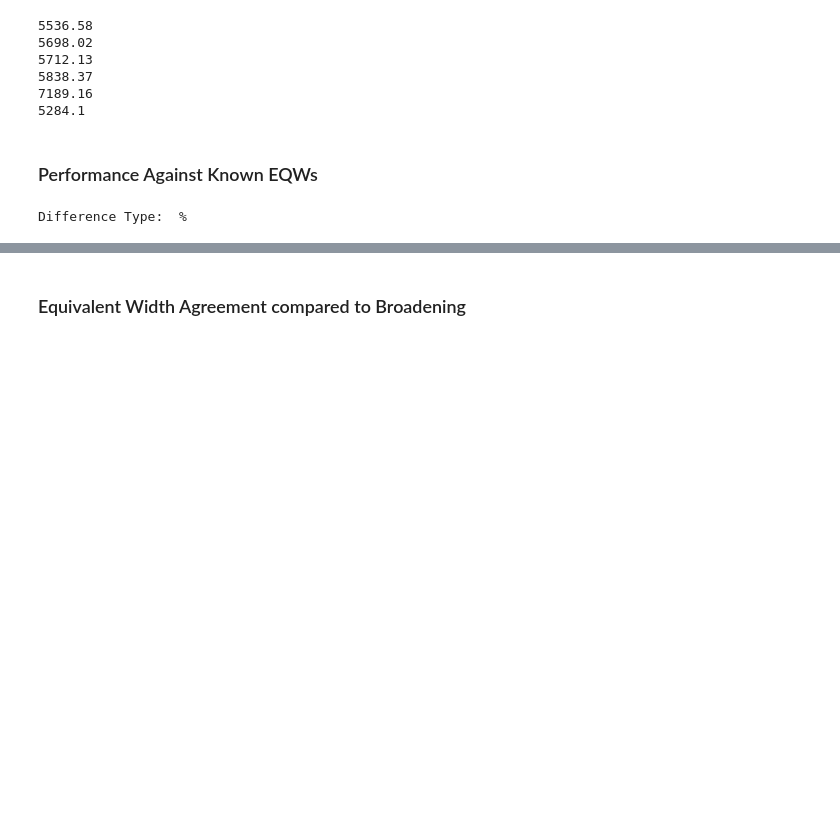
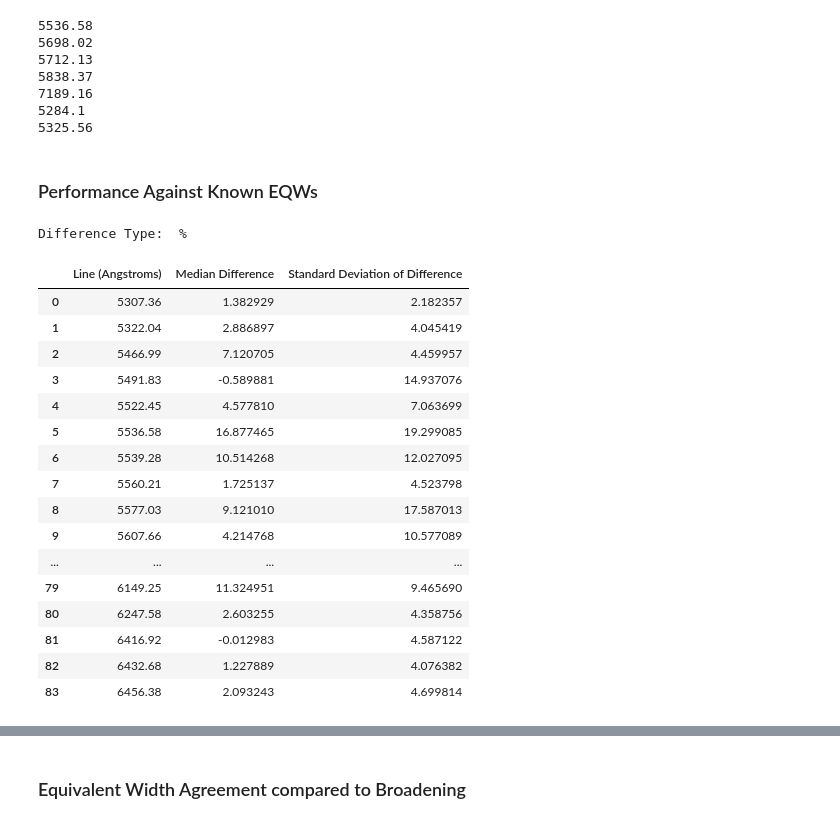
Before and after one commit to jkcarlberg/redgiant_planethosts, a Jupyter notebook: auto_eqw_all.ipynb, the cells around one changed output, grey strips where cells are left out. Drawn from its saved outputs; the diff is of its cells as text; code cells hidden in the pictures; blank space fills up the shorter version.

```diff
--- a/auto_eqw_all.ipynb
+++ b/auto_eqw_all.ipynb
@@ -48,9 +48,9 @@ gauss_width = 0.15
 gauss_centhresh = 0.2
 
 #pars_dict -- key: local continuum range (Angstroms), Sample Region Left, Sample Region Right, Gaussian Amplitude Estimates (in list for multicomponent fits), gaussian center offsets (in list for multicomponent fits), Gaussian Width, selected component
-pars_dict={'5838.37':(10,0.15, 0.15,[-0.3],[0],0.15, 0), '7189.16':(10,0.3,0.1,[-0.3],[0],0.15, 0), '5712.13':(10,0.1,0.17,[-0.3],[0],0.15,0),
+pars_dict={'5838.37':(10,0.15, 0.15,[-0.3],[0],0.15, 0), '7189.16':(10,0.3,0.1,[-0.3],[0],0.15, 0), '5712.13':(10,0.5,0.2,[-0.3,-0.3],[0,-0.2],0.15,0),
           '5698.02':(10,0.25,0.7, [-0.3,-0.5], [0,0.2], 0.15, 0), '5284.1':(10,1,0.4,[-0.3,-0.7,-0.3],[0, -0.3, 0.2],0.15, 0),
-          '5536.58':(10,0.1,0.2, [-0.3],[0],0.15,0)}
+          '5536.58':(10,0.1,0.2, [-0.3],[0],0.15,0), '5325.56':(10,0.4,0.18,[-0.3,-0.1],[0,-0.25], 0.15, 0),'5837.70':(10,0.55,0.45, [-0.3,-0.1,-0.2], [0,-0.37,0.395],0.15, 0)}
 
 survey = []
 all_meas = []
@@ -161,13 +161,31 @@ all_meas_df = pd.DataFrame(all_meas, columns=["Line (Angstroms)", "Spectrum", "D
 5838.37
 7189.16
 5284.1
+5325.56
 # %% [markdown]
 ### Performance Against Known EQWs
 # %%
 print("Difference Type: ",symbol)
-#survey_df
+survey_df
 # %% [output]
 Difference Type:  %
+|  | Line (Angstroms) | Median Difference | Standard Deviation of Difference |
+| 0 | 5307.36 | 1.382929 | 2.182357 |
+| 1 | 5322.04 | 2.886897 | 4.045419 |
+| 2 | 5466.99 | 7.120705 | 4.459957 |
+| 3 | 5491.83 | -0.589881 | 14.937076 |
+| 4 | 5522.45 | 4.577810 | 7.063699 |
+| 5 | 5536.58 | 16.877465 | 19.299085 |
+| 6 | 5539.28 | 10.514268 | 12.027095 |
+| 7 | 5560.21 | 1.725137 | 4.523798 |
+| 8 | 5577.03 | 9.121010 | 17.587013 |
+| 9 | 5607.66 | 4.214768 | 10.577089 |
+| ... | ... | ... | ... |
+| 79 | 6149.25 | 11.324951 | 9.465690 |
+| 80 | 6247.58 | 2.603255 | 4.358756 |
+| 81 | 6416.92 | -0.012983 | 4.587122 |
+| 82 | 6432.68 | 1.227889 | 4.076382 |
+| 83 | 6456.38 | 2.093243 | 4.699814 |
 # %%
 fig, axes = plt.subplots(1,2, figsize = (10,5), dpi = 100)
 ax1,ax2 = axes
```
Also changed, not shown: parts of 2 cells of this notebook.
